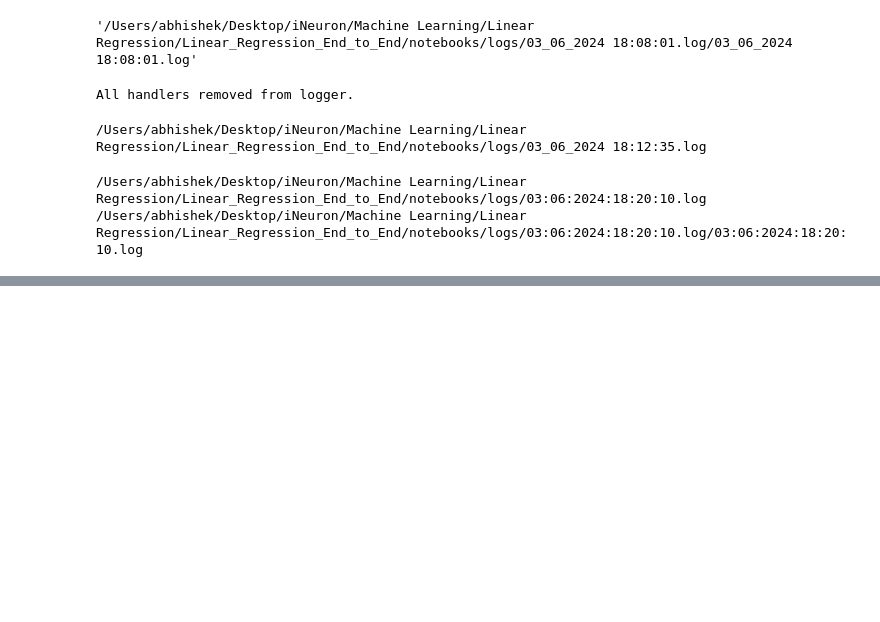
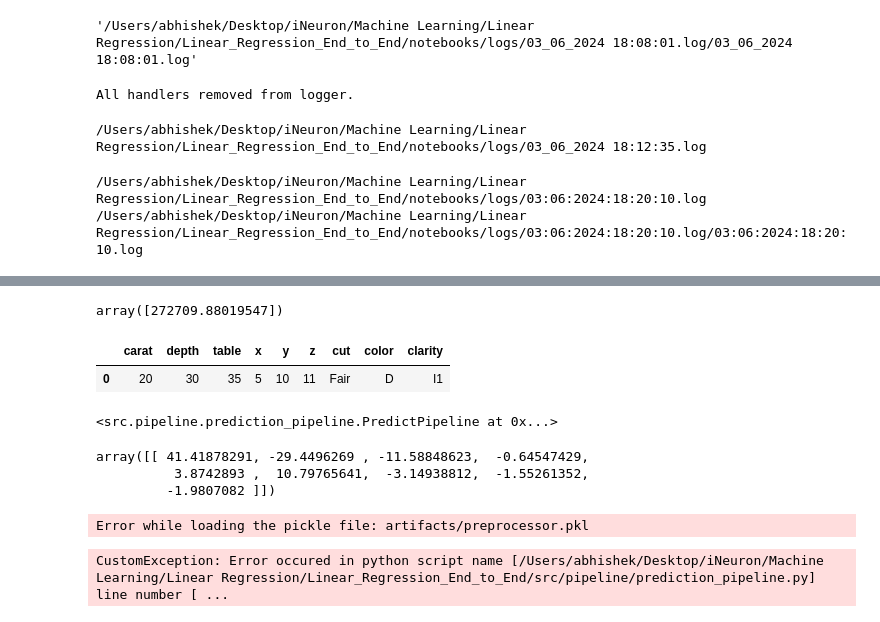
Before and after one commit to abhishek-dutta-13/FSDSRegression, a Jupyter notebook: notebooks/EDA.ipynb, the cells around one changed output, grey strips where cells are left out. Drawn from its saved outputs; the diff is of its cells as text; code cells hidden in the pictures; blank space fills up the shorter version.

```diff
--- a/notebooks/EDA.ipynb
+++ b/notebooks/EDA.ipynb
@@ -271,0 +385,30 @@ print(LOG_FILE_PATH)
+# %%
+pred=model.predict(data_scaled)
+pred
+# %% [output]
+array([272709.88019547])
+# %%
+from src.pipeline.prediction_pipeline import CustomData, PredictPipeline
+
+data = CustomData(20,30,35,5,10,11,'Fair','D','I1')
+final_new_data = data.get_data_as_dataframe() #Dataframe
+final_new_data.head()
+# %% [output]
+|  | carat | depth | table | x | y | z | cut | color | clarity |
+| 0 | 20 | 30 | 35 | 5 | 10 | 11 | Fair | D | I1 |
+# %%
+predict_pipeline = PredictPipeline()
+predict_pipeline
+# %% [output]
+<src.pipeline.prediction_pipeline.PredictPipeline at 0x...>
+# %%
+preprocessor.transform(final_new_data)
+# %% [output]
+array([[ 41.41878291, -29.4496269 , -11.58848623,  -0.64547429,
+          3.8742893 ,  10.79765641,  -3.14938812,  -1.55261352,
+         -1.9807082 ]])
+# %%
+pred = predict_pipeline.predict(final_new_data)
+# %% [output]
+Error while loading the pickle file: artifacts/preprocessor.pkl
+CustomException: Error occured in python script name [/Users/abhishek/Desktop/iNeuron/Machine Learning/Linear Regression/Linear_Regression_End_to_End/src/pipeline/prediction_pipeline.py] line number [ ...
```
Also changed, not shown: parts of 15 cells of this notebook, 2 other files.
